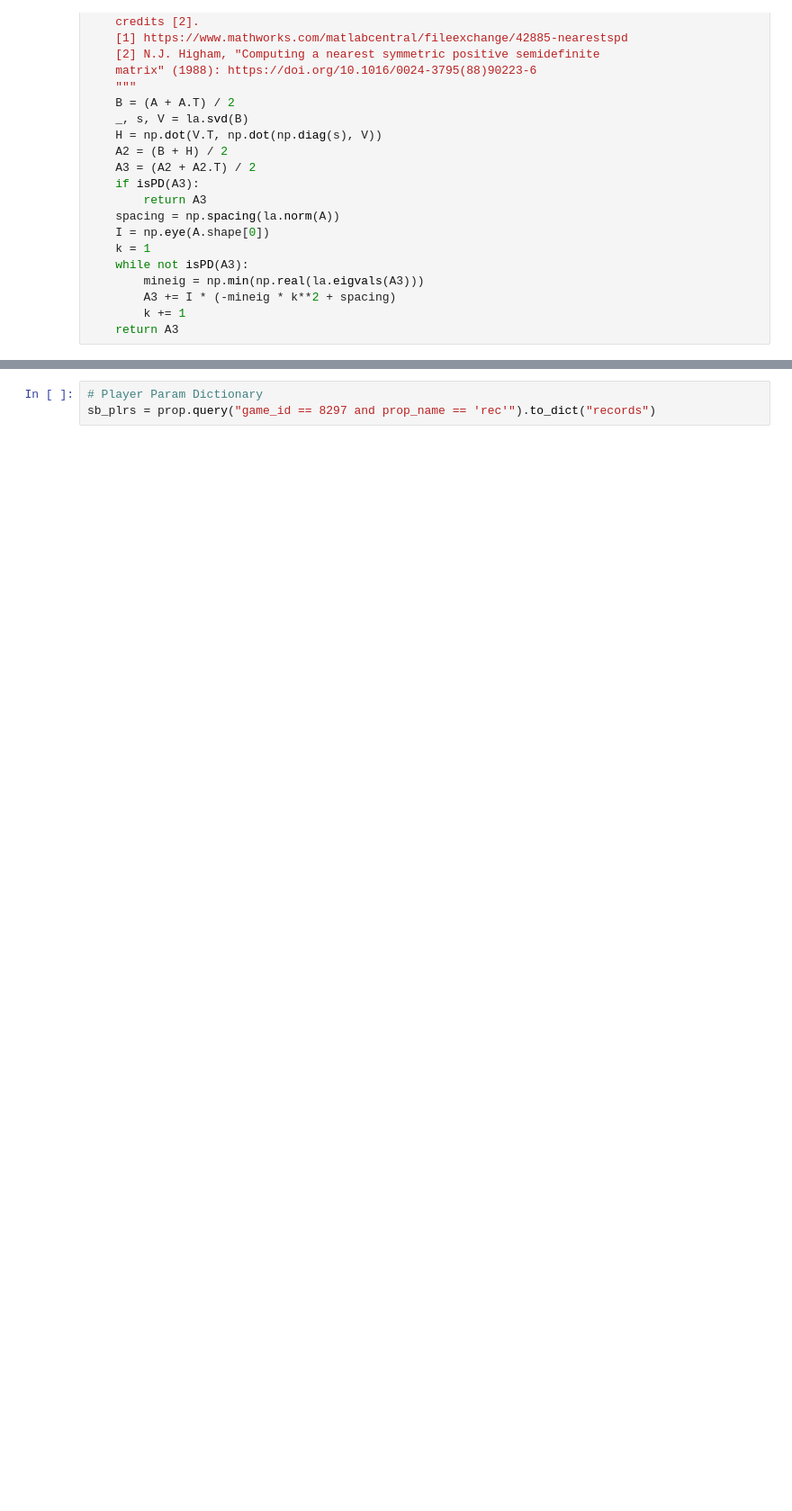
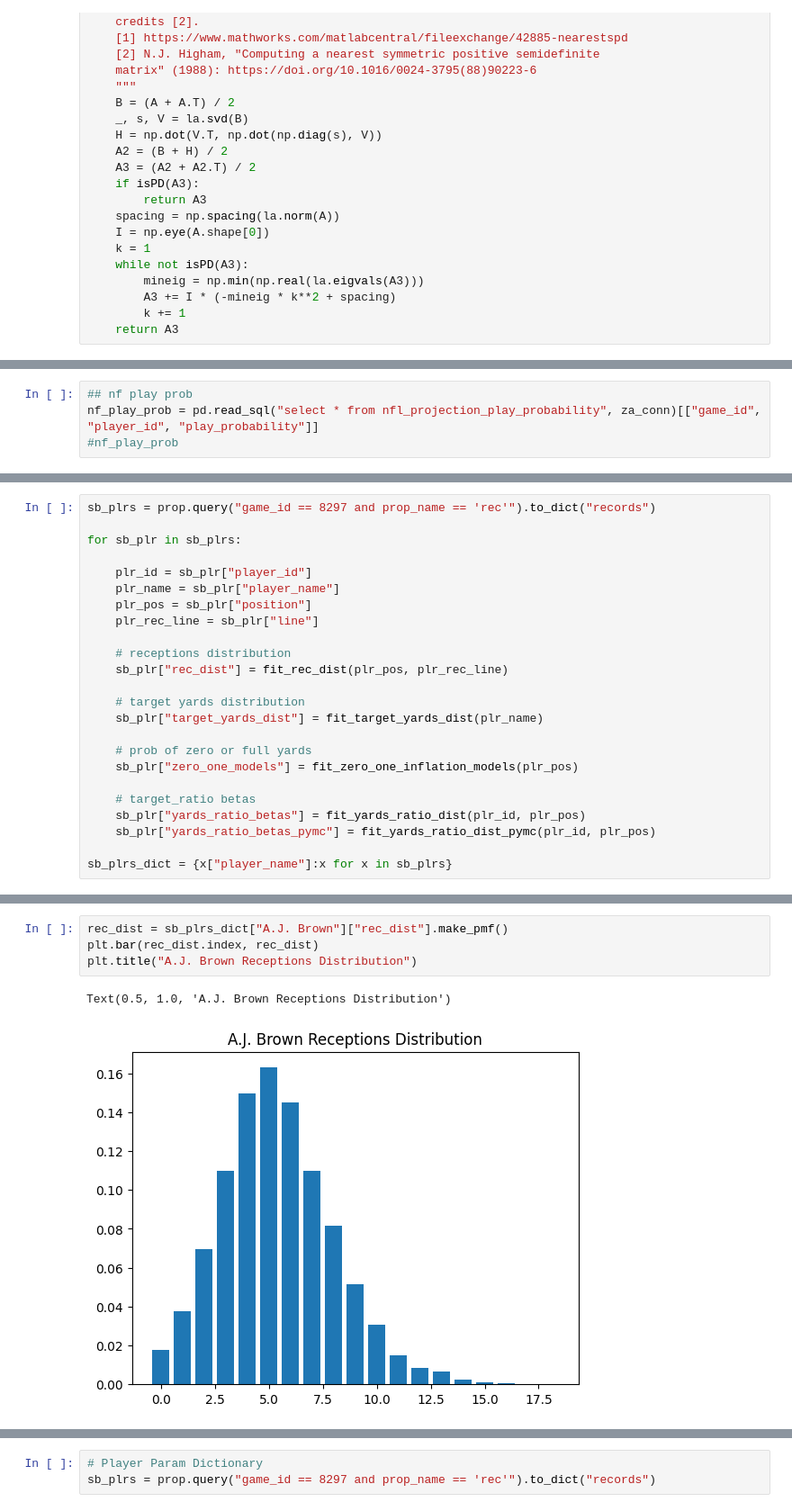
Before and after one commit to masonyahrFD/super_bowl_props, a Jupyter notebook: markets/longest_reception.ipynb, the cells around one changed output, grey strips where cells are left out. Shown: that part at 90% size. Saved outputs shown, nothing was run; the diff lists cells and outputs as text; blank space fills up the shorter version.

```diff
--- a/markets/longest_reception.ipynb
+++ b/markets/longest_reception.ipynb
@@ -139,6 +154,10 @@ proj_long = proj_long.query("rank <= 10")\
     )
 
 proj = proj_long; del proj_long
+# %%
+## nf play prob
+nf_play_prob = pd.read_sql("select * from nfl_projection_play_probability", za_conn)[["game_id", "player_id", "play_probability"]]
+#nf_play_prob
 # %%
 prop_charts_qry = '''
 select *
@@ -249,0 +519,24 @@ corr_mat = proj\
+# %%
+sb_plrs = prop.query("game_id == 8297 and prop_name == 'rec'").to_dict("records")
+
+for sb_plr in sb_plrs:
+
+    plr_id = sb_plr["player_id"]
+    plr_name = sb_plr["player_name"]
+    plr_pos = sb_plr["position"]
+    plr_rec_line = sb_plr["line"]
+
+    # receptions distribution
+    sb_plr["rec_dist"] = fit_rec_dist(plr_pos, plr_rec_line)
+
+    # target yards distribution
+    sb_plr["target_yards_dist"] = fit_target_yards_dist(plr_name)
+
+    # prob of zero or full yards
+    sb_plr["zero_one_models"] = fit_zero_one_inflation_models(plr_pos)
+
+    # target_ratio betas
+    sb_plr["yards_ratio_betas"] = fit_yards_ratio_dist(plr_id, plr_pos)
+    sb_plr["yards_ratio_betas_pymc"] = fit_yards_ratio_dist_pymc(plr_id, plr_pos)
+
+sb_plrs_dict = {x["player_name"]:x for x in sb_plrs}
@@ -249,0 +655,7 @@ corr_mat = proj\
+# %%
+rec_dist = sb_plrs_dict["A.J. Brown"]["rec_dist"].make_pmf()
+plt.bar(rec_dist.index, rec_dist)
+plt.title("A.J. Brown Receptions Distribution")
+# %% [output]
+Text(0.5, 1.0, 'A.J. Brown Receptions Distribution')
+[figure, added]
```
Also changed, not shown: parts of 36 cells of this notebook, 4 other files.
